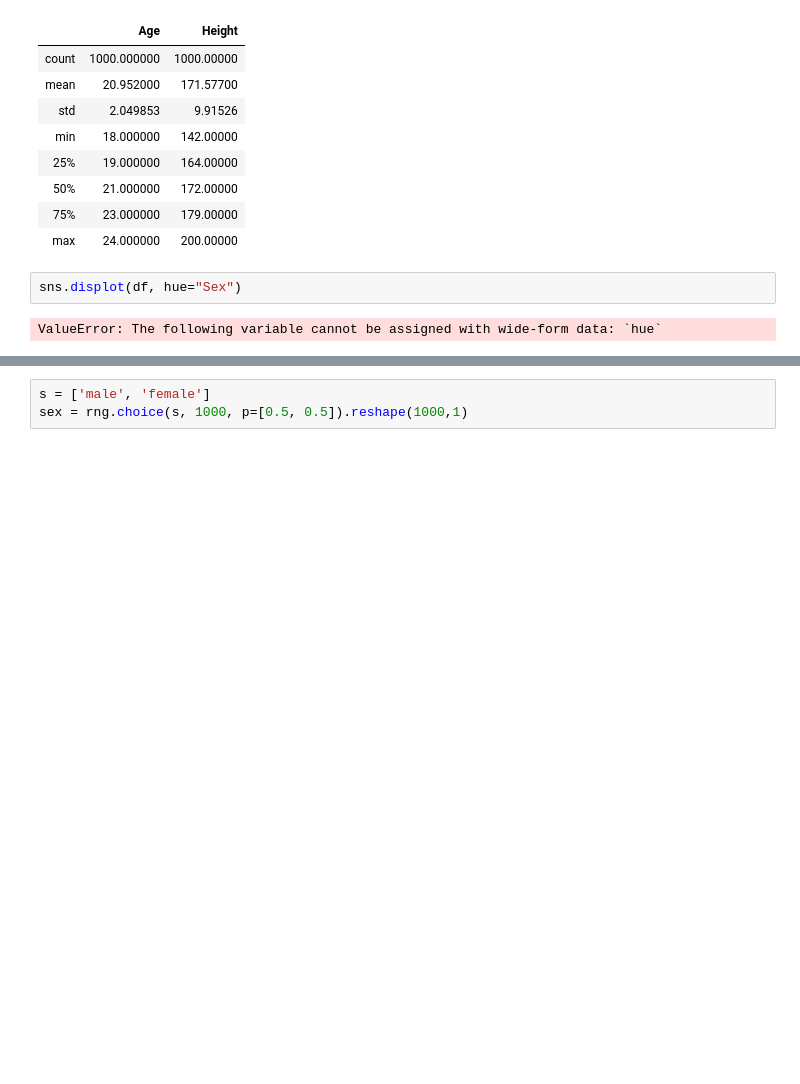
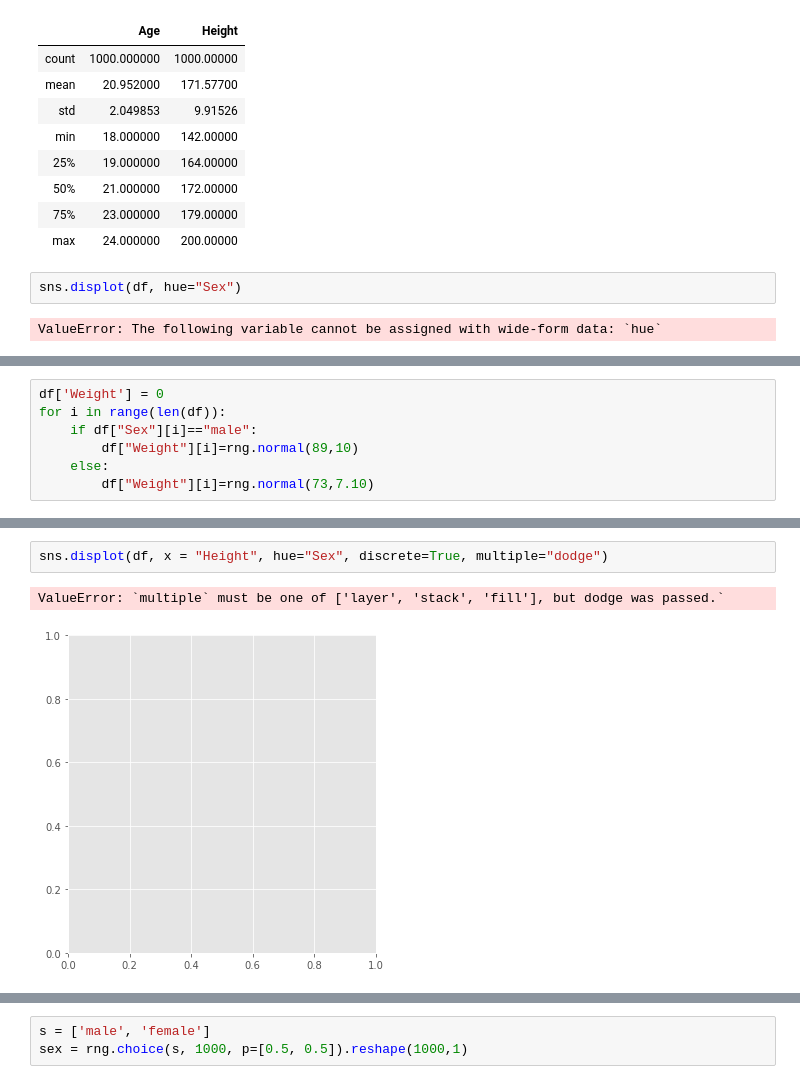
Before and after one commit to shaner1/ProgDA_Project_20, a Jupyter notebook: ProgDA_Project_2020.ipynb, the cells around one changed output, grey strips where cells are left out. Cells and saved outputs as stored; diff of their text form; blank space fills up the shorter version.

```diff
--- a/ProgDA_Project_2020.ipynb
+++ b/ProgDA_Project_2020.ipynb
@@ -344,0 +287,7 @@ ValueError: The following variable cannot be assigned with wide-form data: `hue`
+# %%
+df['Weight'] = 0
+for i in range(len(df)):
+    if df["Sex"][i]=="male":
+        df["Weight"][i]=rng.normal(89,10)
+    else:
+        df["Weight"][i]=rng.normal(73,7.10)
@@ -344,0 +302,5 @@ ValueError: The following variable cannot be assigned with wide-form data: `hue`
+# %%
+sns.displot(df, x = "Height", hue="Sex", discrete=True, multiple="dodge")
+# %% [output]
+ValueError: `multiple` must be one of ['layer', 'stack', 'fill'], but dodge was passed.`
+[figure, added]
```
Also changed, not shown: parts of 74 cells of this notebook.
